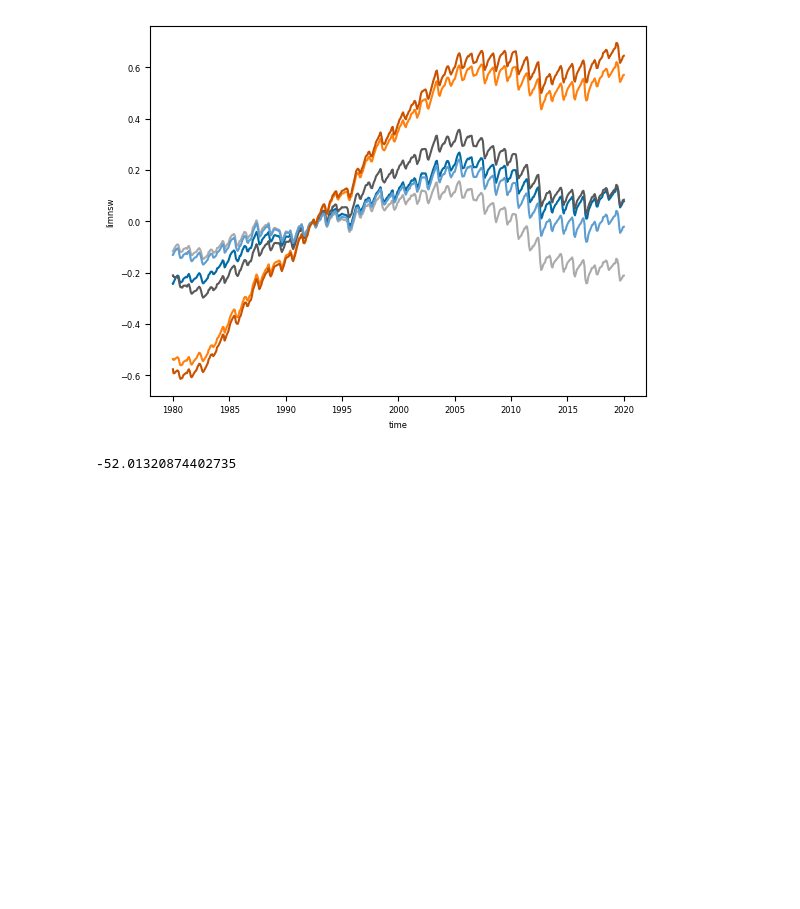
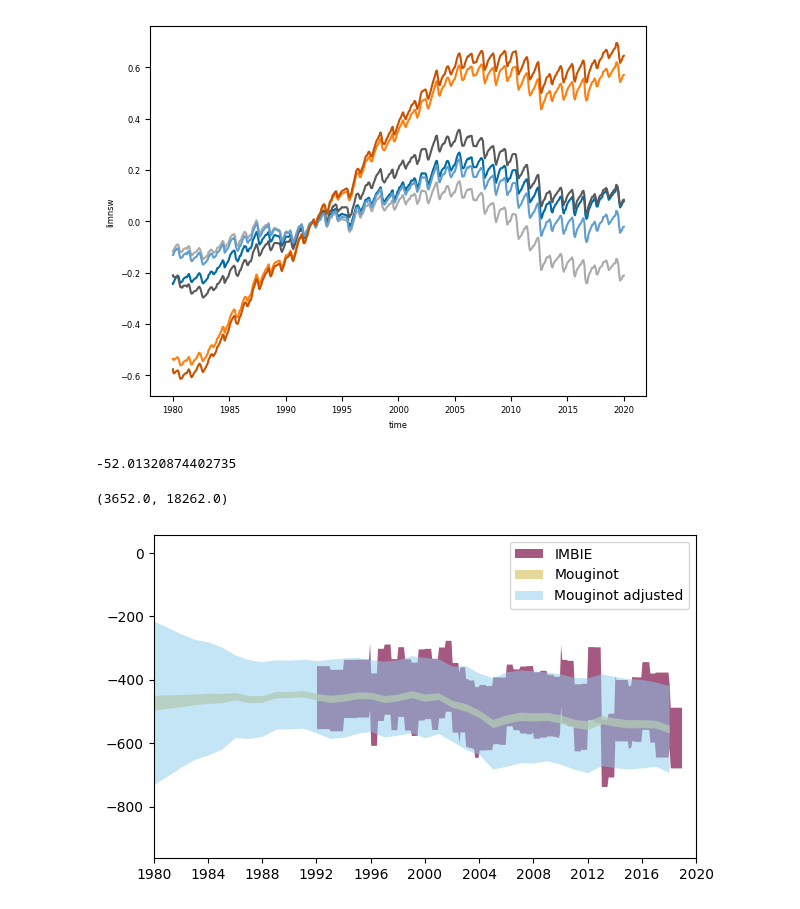
Before and after one commit to pism/pism-ragis, a Jupyter notebook: notebooks/analyze_scalars.ipynb, the cells around one changed output. Drawn from its saved outputs; the diff is of its cells as text; code cells hidden in the pictures; blank space fills up the shorter version.

```diff
--- a/notebooks/analyze_scalars.ipynb
+++ b/notebooks/analyze_scalars.ipynb
@@ -52,13 +54,13 @@ imbie = load_imbie()
 imbie[mass_varname] -= 35 * gt2cmsle
 imbie[smb_varname] += 35
 # %%
-mou = load_mouginot(url=Path("/mnt/storstrommen/ragis/data/mouginot/pnas.1904242116.sd02.xlsx"), norm_year=1980)
+mou = load_mouginot(url=Path("~/Google Drive/My Drive/data/mouginot_discharge//pnas.1904242116.sd02.xlsx"), norm_year=1980)
 mou_gis = mou[mou["Basin"] == "GIS"]
 
-mou_1992 = load_mouginot(url=Path("/mnt/storstrommen/ragis/data/mouginot/pnas.1904242116.sd02.xlsx"), norm_year=1992)
+mou_1992 = load_mouginot(url=Path("~/Google Drive/My Drive/data/mouginot_discharge/pnas.1904242116.sd02.xlsx"), norm_year=1992)
 mou_gis_1992 = mou_1992[mou_1992["Basin"] == "GIS"]
 
-# man = load_mankoff(Path("/mnt/storstrommen/ragis/data/mankoff/MB_SMB_D_BMB.csv"))
+#man = load_mankoff(Path("/mnt/storstrommen/ragis/data/mankoff/MB_SMB_D_BMB.csv"))
 # %% [markdown]
 ## Make a list of all experiments
 # %%
@@ -256,4 +258,31 @@ for sim_key, sim_val in sims.items():
 # %%
 run ../analyze_ensemble.py ../analysis/2024_03_*_test.toml
 # %%
-spatial_ds
+obs_colors = ["#882255", "#DDCC77", "#AA4499", "#CC6677", "#88CCEE", "#44AA99", "#117733"]
+obs_alpha = 0.75
+# %%
+imbie_mean = imbie[imbie.Date.between("1992-1-1", "2002-1-1")][discharge_uncertainty_varname].mean()
+mou_mean = mou[mou.Date.between("1992-1-1", "2002-1-1")][discharge_uncertainty_varname].mean()
+u_ratio = imbie_mean / mou_mean / 2
+# %%
+sigma = 1
+plt.rc('font', size=10)
+labels = ["IMBIE", "Mouginot", "Mouginot adjusted"]
+fig, ax = plt.subplots(nrows=1, ncols=1, sharex="col", figsize=(7, 4.2))
+for k, obs in enumerate([imbie, mou_gis_1992]):
+    obs_ci = ax.fill_between(obs["Date"],
+                        (obs[discharge_varname] + sigma * obs[discharge_uncertainty_varname]),
+                        (obs[discharge_varname] - sigma * obs[discharge_uncertainty_varname]),
+                        ls="solid", color=obs_colors[k], lw=0, alpha=obs_alpha, label=labels[k])
+
+    if k == 1:
+        obs_ci = ax.fill_between(obs["Date"],
+                         (obs[discharge_varname] + u_ratio * sigma * obs[discharge_uncertainty_varname]),
+                         (obs[discharge_varname] - u_ratio * sigma * obs[discharge_uncertainty_varname]),
+                         ls="solid", color=obs_colors[4], lw=0, alpha=0.5, label=labels[2])
+
+ax.legend()
+ax.set_xlim(pd.to_datetime("1980-1-1"), pd.to_datetime("2020-1-1"))
+# %% [output]
+(3652.0, 18262.0)
+[figure, added]
```
Also changed, not shown: parts of 11 cells of this notebook, 6 other files.
